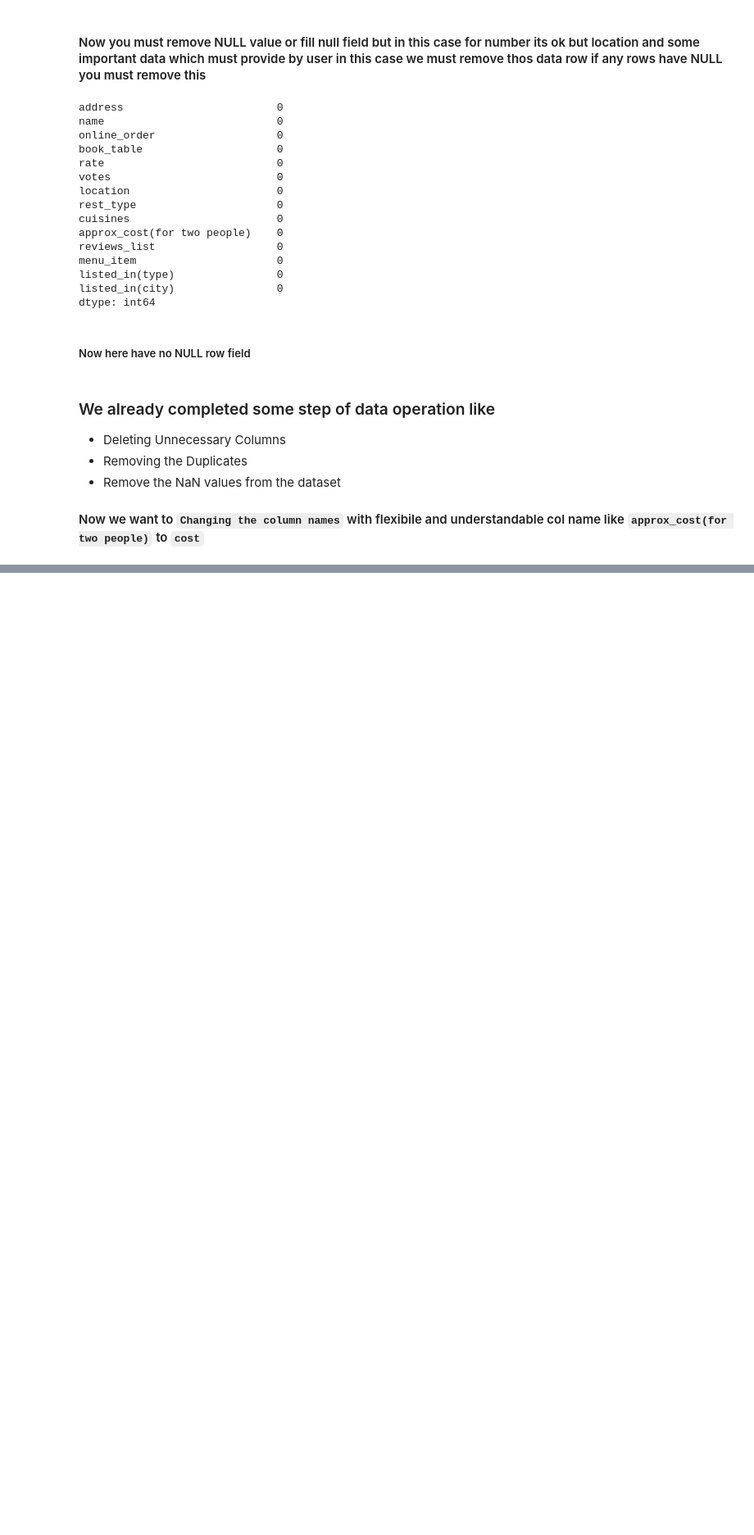
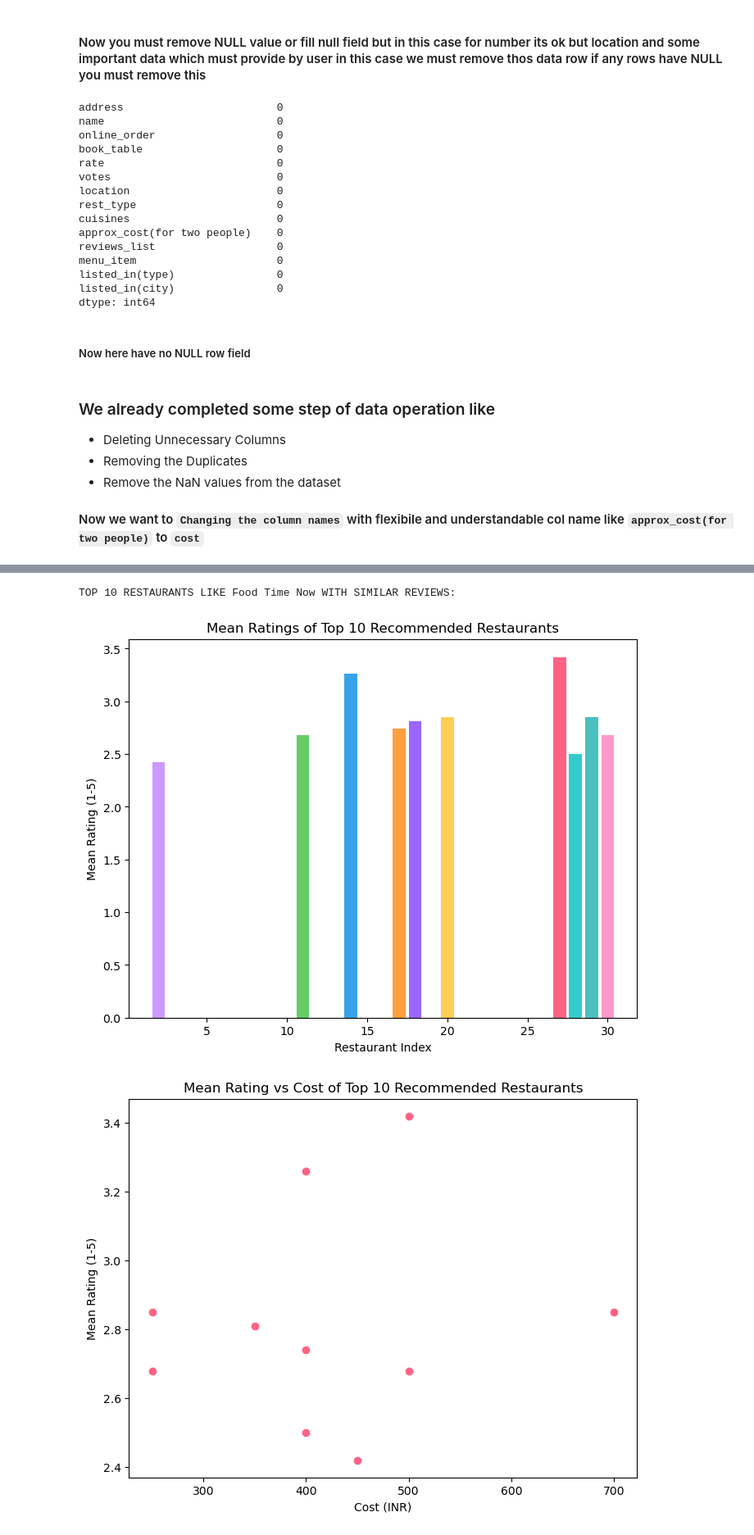
Before and after one commit to AbdullahWB/python, a Jupyter notebook: pythonClassFinalProject/Restaurant Recommendation System Using AI_ML.ipynb, the cells around one changed output, grey strips where cells are left out. Shown at 82% size. Cells and saved outputs as stored; diff of their text form; code cells hidden in the pictures; blank space fills up the shorter version.

```diff
--- a/pythonClassFinalProject/Restaurant Recommendation System Using AI_ML.ipynb
+++ b/pythonClassFinalProject/Restaurant Recommendation System Using AI_ML.ipynb
@@ -141,0 +400,6 @@ fresh_zomato_data.tail(1)
+# %%
+recommend('Food Time Now')
+# %% [output]
+TOP 10 RESTAURANTS LIKE Food Time Now WITH SIMILAR REVIEWS:
+[figure, added]
+[figure, added]
```
Also changed, not shown: parts of 42 cells of this notebook, 3 other files.
